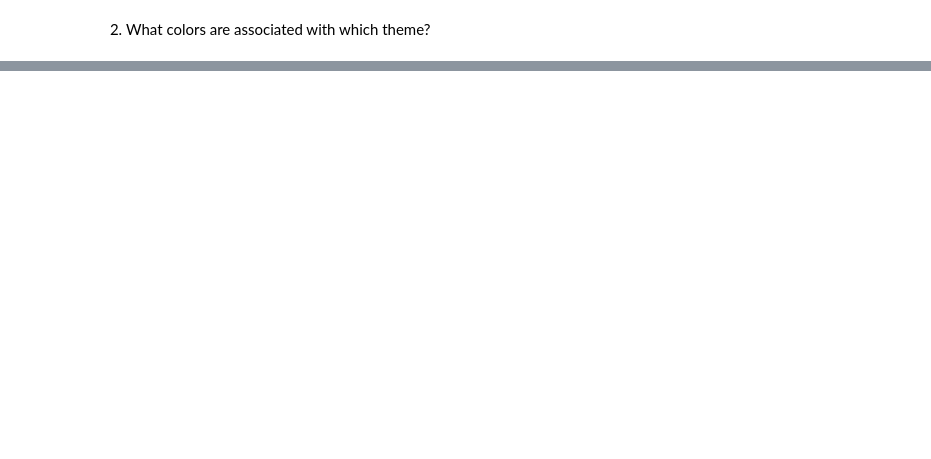
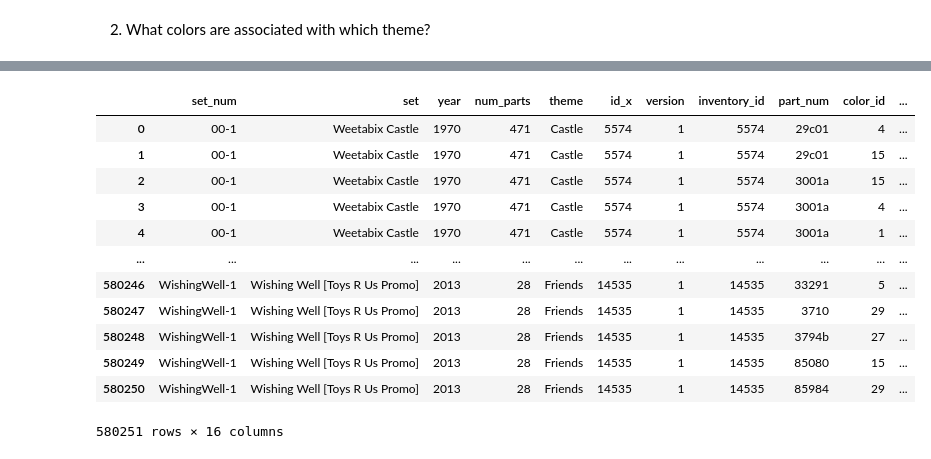
Before and after one commit to t-lambert/LEGO, a Jupyter notebook: 1_LEGO's_colors.ipynb, the cells around one changed output, grey strips where cells are left out. Saved outputs shown, nothing was run; the diff lists cells and outputs as text; code cells hidden in the pictures; blank space fills up the shorter version.

Commit message:
Kaggle Notebook | Lego - What a wonderful word (of colors) | Version 1

```diff
--- a/1_LEGO's_colors.ipynb
+++ b/1_LEGO's_colors.ipynb
@@ -258,0 +283,22 @@ df_part_categories = pd.read_csv("/kaggle/input/lego-database/part_categories.cs
+# %%
+df_theme_and_parts = pd.merge(df_merged, df_inventories, on = 'set_num')
+
+df_theme_and_parts = pd.merge(df_theme_and_parts, df_inventory_parts, left_on = 'id', right_on = 'inventory_id')
+
+df_theme_and_parts = pd.merge(df_theme_and_parts, df_color, left_on = 'color_id', right_on = 'id')
+
+df_theme_and_parts
+# %% [output]
+|  | set_num | set | year | num_parts | theme | id_x | version | inventory_id | part_num | color_id | ... |
+| 0 | 00-1 | Weetabix Castle | 1970 | 471 | Castle | 5574 | 1 | 5574 | 29c01 | 4 | ... |
+| 1 | 00-1 | Weetabix Castle | 1970 | 471 | Castle | 5574 | 1 | 5574 | 29c01 | 15 | ... |
+| 2 | 00-1 | Weetabix Castle | 1970 | 471 | Castle | 5574 | 1 | 5574 | 3001a | 15 | ... |
+| 3 | 00-1 | Weetabix Castle | 1970 | 471 | Castle | 5574 | 1 | 5574 | 3001a | 4 | ... |
+| 4 | 00-1 | Weetabix Castle | 1970 | 471 | Castle | 5574 | 1 | 5574 | 3001a | 1 | ... |
+| ... | ... | ... | ... | ... | ... | ... | ... | ... | ... | ... | ... |
+| 580246 | WishingWell-1 | Wishing Well [Toys R Us Promo] | 2013 | 28 | Friends | 14535 | 1 | 14535 | 33291 | 5 | ... |
+| 580247 | WishingWell-1 | Wishing Well [Toys R Us Promo] | 2013 | 28 | Friends | 14535 | 1 | 14535 | 3710 | 29 | ... |
+| 580248 | WishingWell-1 | Wishing Well [Toys R Us Promo] | 2013 | 28 | Friends | 14535 | 1 | 14535 | 3794b | 27 | ... |
+| 580249 | WishingWell-1 | Wishing Well [Toys R Us Promo] | 2013 | 28 | Friends | 14535 | 1 | 14535 | 85080 | 15 | ... |
+| 580250 | WishingWell-1 | Wishing Well [Toys R Us Promo] | 2013 | 28 | Friends | 14535 | 1 | 14535 | 85984 | 29 | ... |
+580251 rows × 16 columns
```
Also changed, not shown: parts of 13 cells of this notebook.
